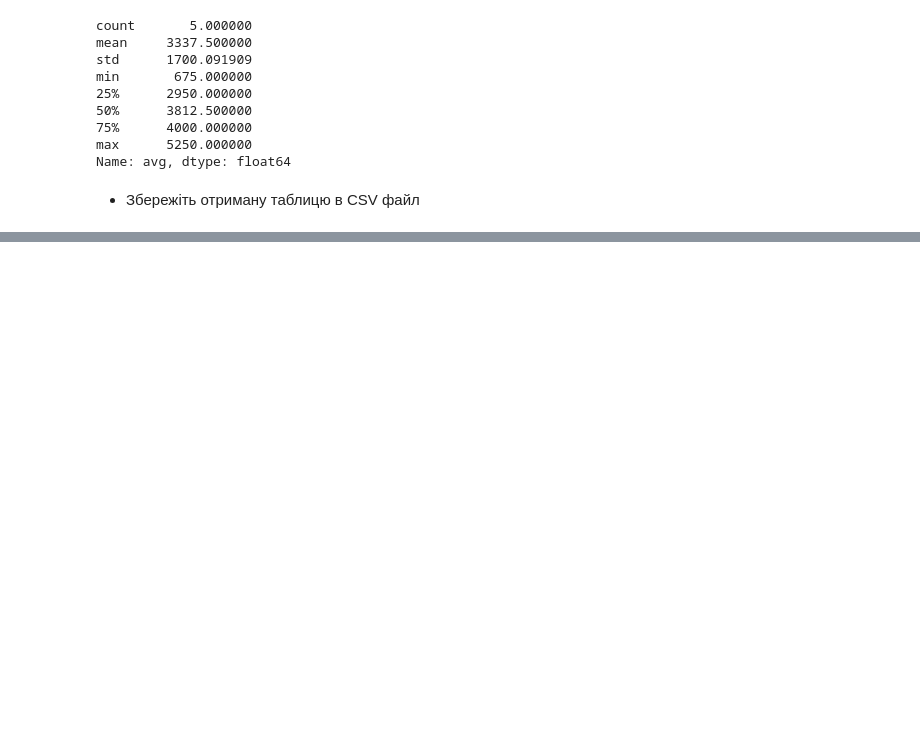
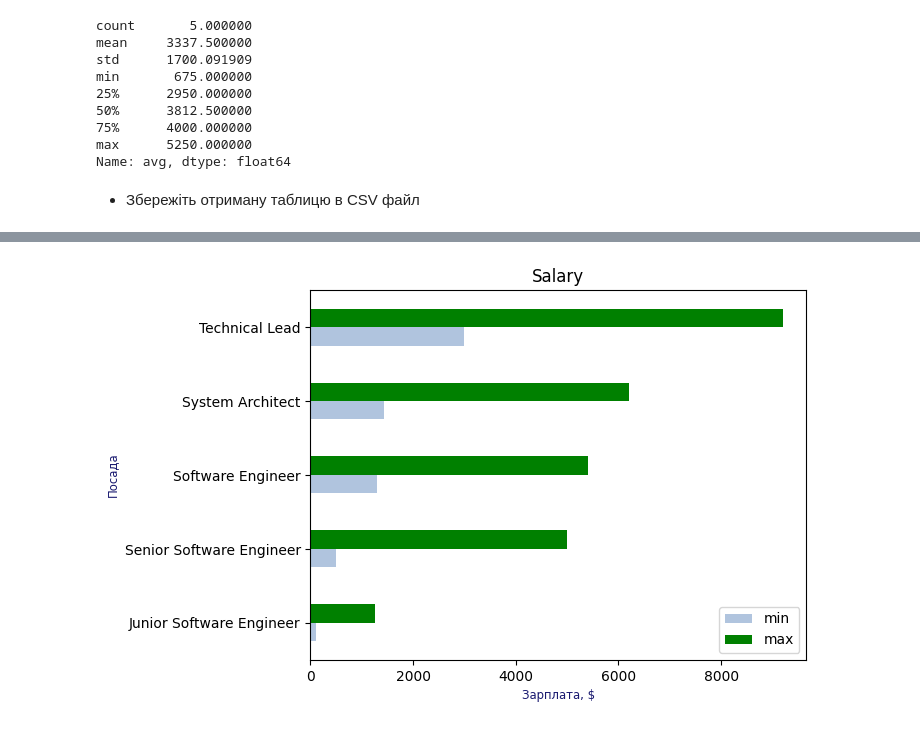
Before and after one commit to Naity83/DS_2, a Jupyter notebook: HW_2_2.ipynb, the cells around one changed output, grey strips where cells are left out. Saved outputs shown, nothing was run; the diff lists cells and outputs as text; code cells hidden in the pictures; blank space fills up the shorter version.

```diff
--- a/HW_2_2.ipynb
+++ b/HW_2_2.ipynb
@@ -273,0 +287,16 @@ salary.to_csv('salary_new_data.csv')
+# %%
+
+position = list(salary.index)
+
+salaries_1 = list(salary['min'].sort_values(ascending=True))
+
+salaries_2 = list(salary['max'].sort_values(ascending=True))
+
+df_plot = pd.DataFrame({ 'min': salaries_1, 'max': salaries_2}, index=position)
+df_plot.plot.barh(color=['lightsteelblue', 'g', 'orange'])
+plt.title('Salary')
+plt.xlabel('Зарплата, $', fontsize='small', color='midnightblue')
+plt.ylabel('Посада', fontsize='small', color='midnightblue')
+plt.show()
+# %% [output]
+[figure, added]
```
Also changed, not shown: parts of 2 cells of this notebook, 1 other file.
